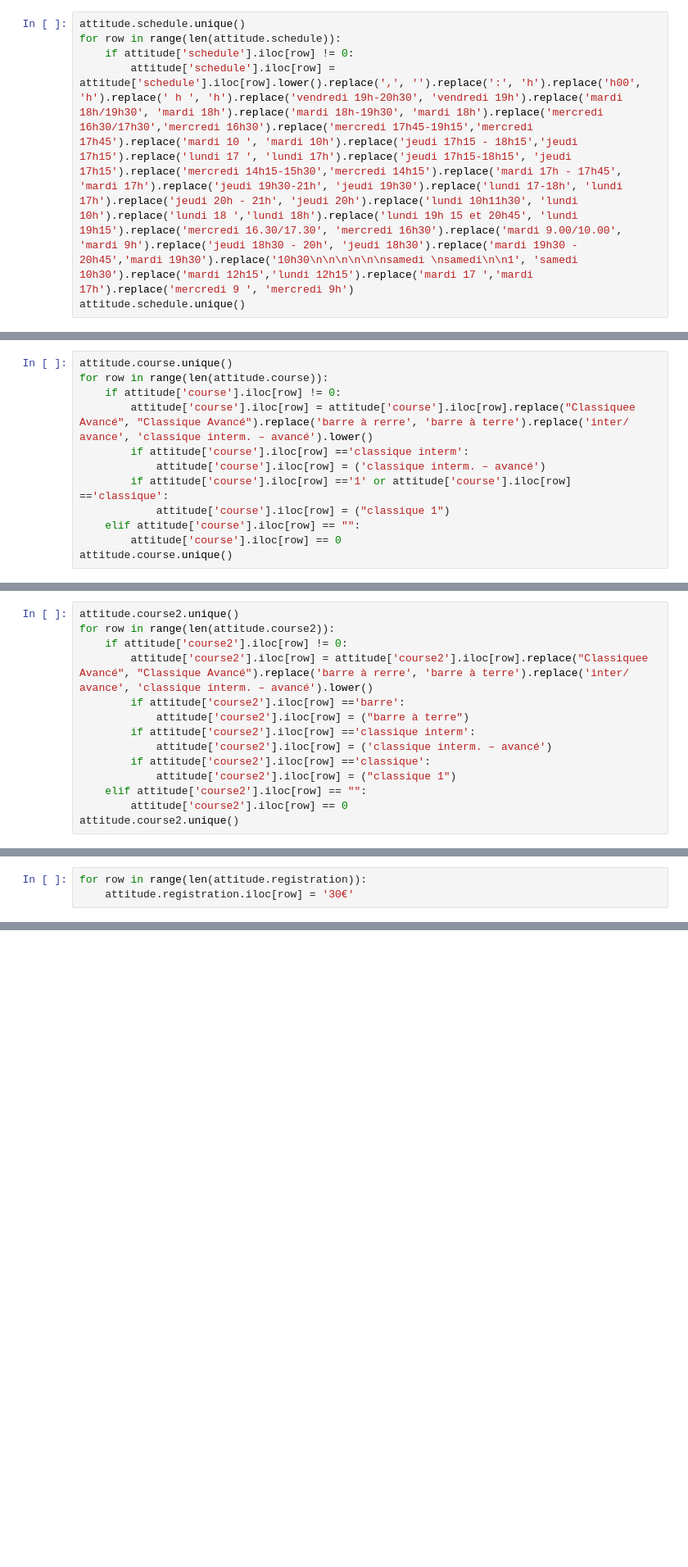
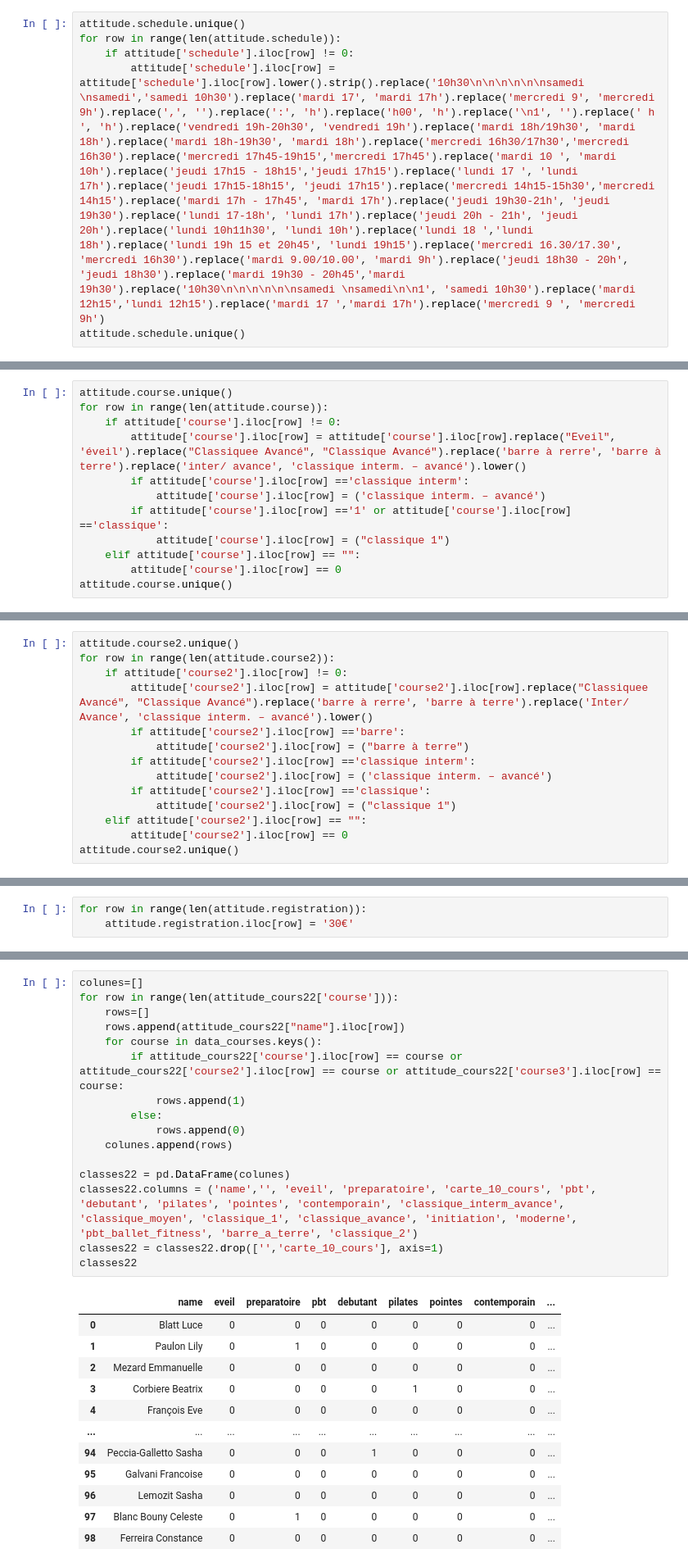
Before and after one commit to estefanialunardi/etl_pipeline_for_a_dance_school, a Jupyter notebook: school_registration.ipynb, the cells around one changed output, grey strips where cells are left out. Shown at 82% size. Drawn from its saved outputs; the diff is of its cells as text; blank space fills up the shorter version.

```diff
--- a/school_registration.ipynb
+++ b/school_registration.ipynb
@@ -290,7 +303,7 @@ attitude['schedule2'].iloc[58] = "mercredi 15h30"
 attitude.schedule.unique()
 for row in range(len(attitude.schedule)):
     if attitude['schedule'].iloc[row] != 0:
-        attitude['schedule'].iloc[row] = attitude['schedule'].iloc[row].lower().replace(',', '').replace(':', 'h').replace('h00', 'h').replace(' h ', 'h').replace('vendredi 19h-20h30', 'vendredi 19h').replace('mardi 18h/19h30', 'mardi 18h').replace('mardi 18h-19h30', 'mardi 18h').replace('mercredi 16h30/17h30','mercredi 16h30').replace('mercredi 17h45-19h15','mercredi 17h45').replace('mardi 10 ', 'mardi 10h').replace('jeudi 17h15 - 18h15','jeudi 17h15').replace('lundi 17 ', 'lundi 17h').replace('jeudi 17h15-18h15', 'jeudi 17h15').replace('mercredi 14h15-15h30','mercredi 14h15').replace('mardi 17h - 17h45', 'mardi 17h').replace('jeudi 19h30-21h', 'jeudi 19h30').replace('lundi 17-18h', 'lundi 17h').replace('jeudi 20h - 21h', 'jeudi 20h').replace('lundi 10h11h30', 'lundi 10h').replace('lundi 18 ','lundi 18h').replace('lundi 19h 15 et 20h45', 'lundi 19h15').replace('mercredi 16.30/17.30', 'mercredi 16h30').replace('mardi 9.00/10.00', 'mardi 9h').replace('jeudi 18h30 - 20h', 'jeudi 18h30').replace('mardi 19h30 - 20h45','mardi 19h30').replace('10h30\n\n\n\n\n\nsamedi \nsamedi\n\n1', 'samedi 10h30').replace('mardi 12h15','lundi 12h15').replace('mardi 17 ','mardi 17h').replace('mercredi 9 ', 'mercredi 9h')
+        attitude['schedule'].iloc[row] = attitude['schedule'].iloc[row].lower().strip().replace('10h30\n\n\n\n\n\nsamedi \nsamedi','samedi 10h30').replace('mardi 17', 'mardi 17h').replace('mercredi 9', 'mercredi 9h').replace(',', '').replace(':', 'h').replace('h00', 'h').replace('\n1', '').replace(' h ', 'h').replace('vendredi 19h-20h30', 'vendredi 19h').replace('mardi 18h/19h30', 'mardi 18h').replace('mardi 18h-19h30', 'mardi 18h').replace('mercredi 16h30/17h30','mercredi 16h30').replace('mercredi 17h45-19h15','mercredi 17h45').replace('mardi 10 ', 'mardi 10h').replace('jeudi 17h15 - 18h15','jeudi 17h15').replace('lundi 17 ', 'lundi 17h').replace('jeudi 17h15-18h15', 'jeudi 17h15').replace('mercredi 14h15-15h30','mercredi 14h15').replace('mardi 17h - 17h45', 'mardi 17h').replace('jeudi 19h30-21h', 'jeudi 19h30').replace('lundi 17-18h', 'lundi 17h').replace('jeudi 20h - 21h', 'jeudi 20h').replace('lundi 10h11h30', 'lundi 10h').replace('lundi 18 ','lundi 18h').replace('lundi 19h 15 et 20h45', 'lundi 19h15').replace('mercredi 16.30/17.30', 'mercredi 16h30').replace('mardi 9.00/10.00', 'mardi 9h').replace('jeudi 18h30 - 20h', 'jeudi 18h30').replace('mardi 19h30 - 20h45','mardi 19h30').replace('10h30\n\n\n\n\n\nsamedi \nsamedi\n\n1', 'samedi 10h30').replace('mardi 12h15','lundi 12h15').replace('mardi 17 ','mardi 17h').replace('mercredi 9 ', 'mercredi 9h')
 attitude.schedule.unique()
 # %% [output]
 array(['lundi 12h15', 'lundi 17h', 'mardi 19h', 'lundi 20h30',
@@ -378,7 +392,7 @@ attitude['schedule'].iloc[95] = "mardi 9h"
 attitude.course.unique()
 for row in range(len(attitude.course)):
     if attitude['course'].iloc[row] != 0:
-        attitude['course'].iloc[row] = attitude['course'].iloc[row].replace("Classiquee Avancé", "Classique Avancé").replace('barre à rerre', 'barre à terre').replace('inter/ avance', 'classique interm. – avancé').lower()
+        attitude['course'].iloc[row] = attitude['course'].iloc[row].replace("Eveil", 'éveil').replace("Classiquee Avancé", "Classique Avancé").replace('barre à rerre', 'barre à terre').replace('inter/ avance', 'classique interm. – avancé').lower()
         if attitude['course'].iloc[row] =='classique interm':
             attitude['course'].iloc[row] = ('classique interm. – avancé')
         if attitude['course'].iloc[row] =='1' or attitude['course'].iloc[row] =='classique':
@@ -396,7 +410,7 @@ array(['barre à terre', 'préparatoire', 'classique moyen', 'pilates',
 attitude.course2.unique()
 for row in range(len(attitude.course2)):
     if attitude['course2'].iloc[row] != 0:
-        attitude['course2'].iloc[row] = attitude['course2'].iloc[row].replace("Classiquee Avancé", "Classique Avancé").replace('barre à rerre', 'barre à terre').replace('inter/ avance', 'classique interm. – avancé').lower()
+        attitude['course2'].iloc[row] = attitude['course2'].iloc[row].replace("Classiquee Avancé", "Classique Avancé").replace('barre à rerre', 'barre à terre').replace('Inter/ Avance', 'classique interm. – avancé').lower()
         if attitude['course2'].iloc[row] =='barre':
             attitude['course2'].iloc[row] = ("barre à terre")
         if attitude['course2'].iloc[row] =='classique interm':
@@ -564,0 +579,29 @@ classes23 = classes22.iloc[0:0]
+# %%
+colunes=[]
+for row in range(len(attitude_cours22['course'])):
+    rows=[]
+    rows.append(attitude_cours22["name"].iloc[row])
+    for course in data_courses.keys():
+        if attitude_cours22['course'].iloc[row] == course or attitude_cours22['course2'].iloc[row] == course or attitude_cours22['course3'].iloc[row] == course:
+            rows.append(1)
+        else:
+            rows.append(0)
+    colunes.append(rows)
+
+classes22 = pd.DataFrame(colunes)
+classes22.columns = ('name','', 'eveil', 'preparatoire', 'carte_10_cours', 'pbt', 'debutant', 'pilates', 'pointes', 'contemporain', 'classique_interm_avance', 'classique_moyen', 'classique_1', 'classique_avance', 'initiation', 'moderne', 'pbt_ballet_fitness', 'barre_a_terre', 'classique_2')
+classes22 = classes22.drop(['','carte_10_cours'], axis=1)
+classes22
+# %% [output]
+|  | name | eveil | preparatoire | pbt | debutant | pilates | pointes | contemporain | ... |
+| 0 | Blatt Luce | 0 | 0 | 0 | 0 | 0 | 0 | 0 | ... |
+| 1 | Paulon Lily | 0 | 1 | 0 | 0 | 0 | 0 | 0 | ... |
+| 2 | Mezard Emmanuelle | 0 | 0 | 0 | 0 | 0 | 0 | 0 | ... |
+| 3 | Corbiere Beatrix | 0 | 0 | 0 | 0 | 1 | 0 | 0 | ... |
+| 4 | François Eve | 0 | 0 | 0 | 0 | 0 | 0 | 0 | ... |
+| ... | ... | ... | ... | ... | ... | ... | ... | ... | ... |
+| 94 | Peccia-Galletto Sasha | 0 | 0 | 0 | 1 | 0 | 0 | 0 | ... |
+| 95 | Galvani Francoise | 0 | 0 | 0 | 0 | 0 | 0 | 0 | ... |
+| 96 | Lemozit Sasha | 0 | 0 | 0 | 0 | 0 | 0 | 0 | ... |
+| 97 | Blanc Bouny Celeste | 0 | 1 | 0 | 0 | 0 | 0 | 0 | ... |
+| 98 | Ferreira Constance | 0 | 0 | 0 | 0 | 0 | 0 | 0 | ... |
```
Also changed, not shown: parts of 21 cells of this notebook, 2 other files.
